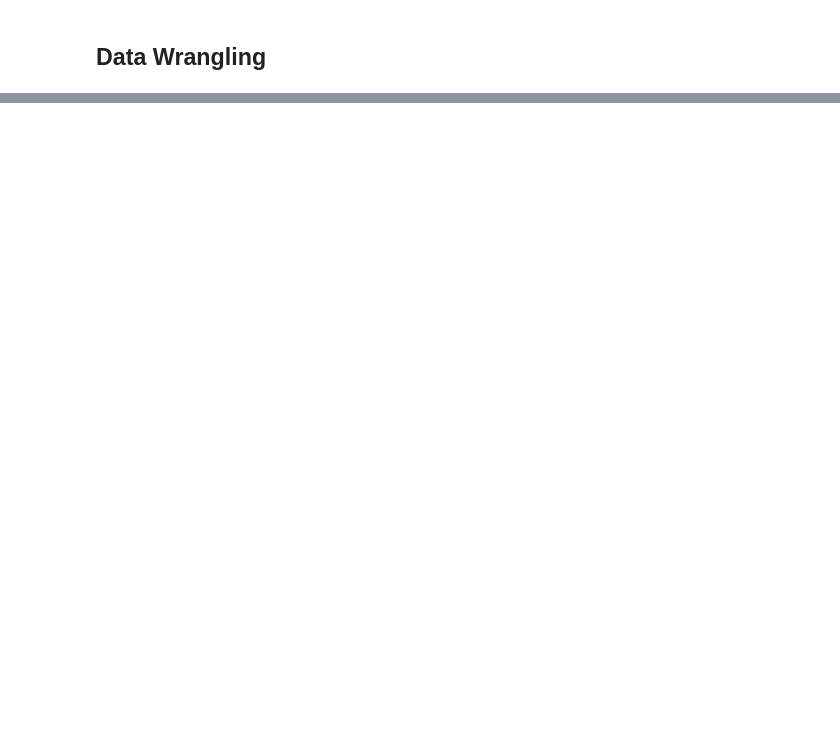
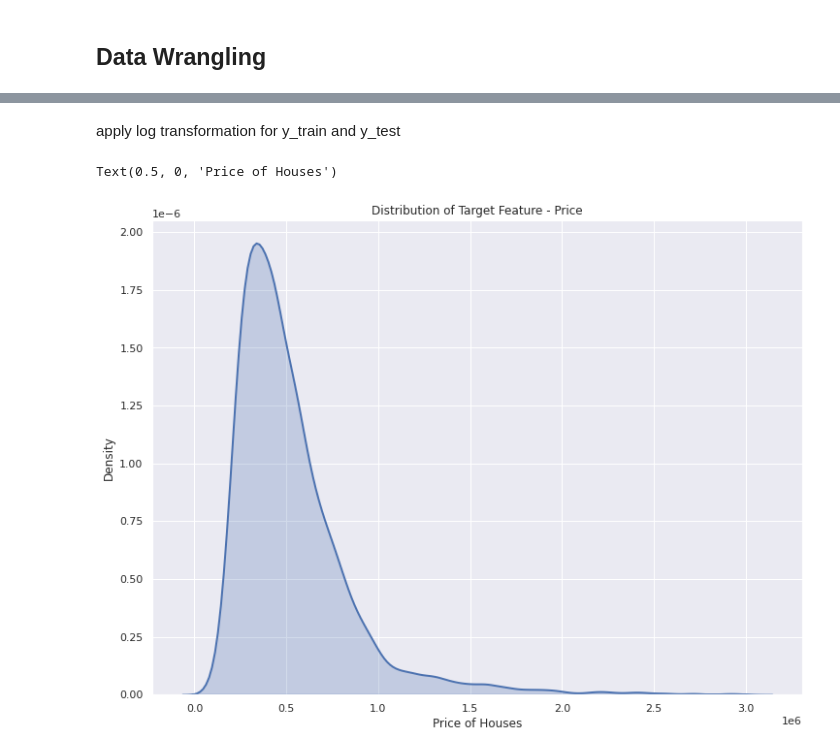
Before and after one commit to Kate-Strydom/cse450, a Jupyter notebook: house_price.ipynb, the cells around one changed output, grey strips where cells are left out. Cells and saved outputs as stored; diff of their text form; code cells hidden in the pictures; blank space fills up the shorter version.

```diff
--- a/house_price.ipynb
+++ b/house_price.ipynb
@@ -260,0 +195,14 @@ result_scaled
+# %%
+# train-test 70-30 split
+df_train, df_test = train_test_split(data,
+                                     train_size = 0.7,
+                                     test_size = 0.3,
+                                     random_state = 85)
+
+# rescale the features
+scaler = MinMaxScaler()
+
+# apply scaler() to all the numeric columns
+numeric_vars = ['bedrooms', 'bathrooms','sqft_living', 'sqft_lot', 'floors', 'waterfront', 'grade', 'sqft_above', 'sqft_basement',  'yr_renovated',  'adjusted_median_household_income']
+df_train[numeric_vars] = scaler.fit_transform(df_train[numeric_vars])
+df_train.head()
@@ -260,0 +229,15 @@ result_scaled
+# %% [markdown]
+apply log transformation for y_train and y_test
+# %%
+# apply log transformation to the train price
+df_train['logprice'] = np.log(df_train['price'])
+#print(df_train.head())
+# %%
+#presentation style
+plt.figure(figsize=(12, 9))
+ax = sns.kdeplot(x=df_train['price'], shade=True, linewidth=2)
+ax.set_title("Distribution of Target Feature - Price")
+ax.set_xlabel("Price of Houses")
+# %% [output]
+Text(0.5, 0, 'Price of Houses')
+[figure, added]
```
Also changed, not shown: parts of 60 cells of this notebook.
